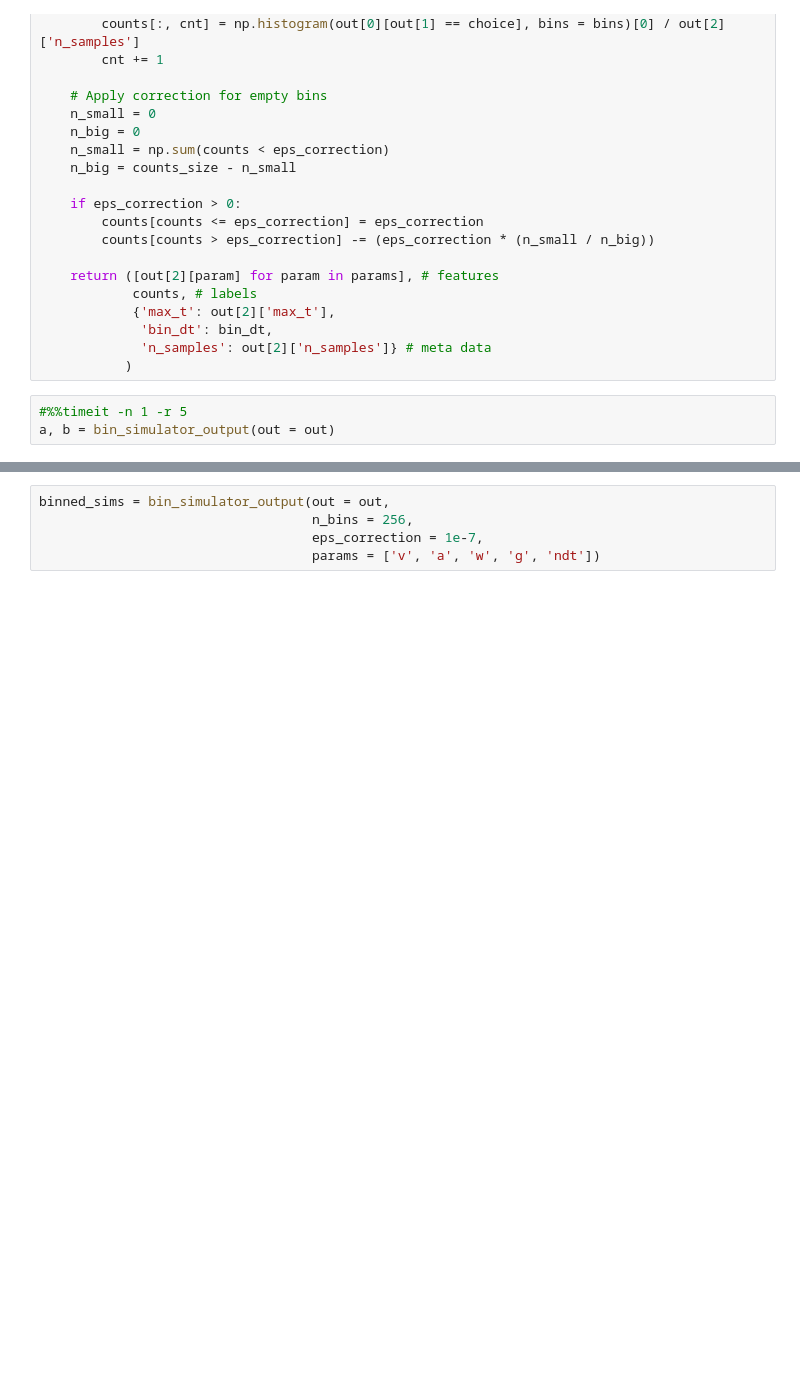
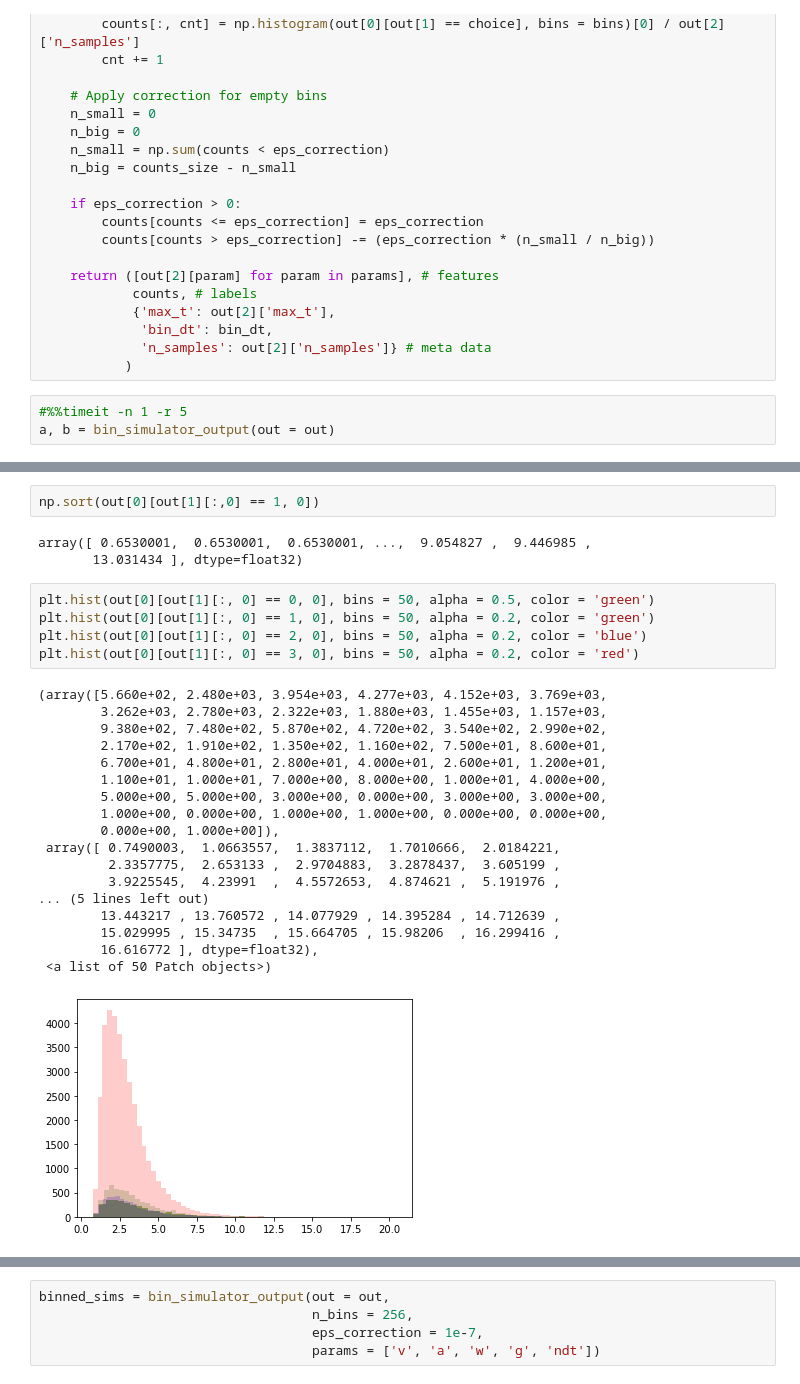
Before and after one commit to AlexanderFengler/nn_likelihoods, a Jupyter notebook: test_simulators.ipynb, the cells around one changed output, grey strips where cells are left out. Cells and saved outputs as stored; diff of their text form; blank space fills up the shorter version.

```diff
--- a/test_simulators.ipynb
+++ b/test_simulators.ipynb
@@ -93,0 +246,29 @@ out = cds.ornstein_uhlenbeck(v = 0.21,
+# %%
+np.sort(out[0][out[1][:,0] == 1, 0])
+# %% [output]
+array([ 0.6530001,  0.6530001,  0.6530001, ...,  9.054827 ,  9.446985 ,
+       13.031434 ], dtype=float32)
+# %%
+plt.hist(out[0][out[1][:, 0] == 0, 0], bins = 50, alpha = 0.5, color = 'green')
+plt.hist(out[0][out[1][:, 0] == 1, 0], bins = 50, alpha = 0.2, color = 'green')
+plt.hist(out[0][out[1][:, 0] == 2, 0], bins = 50, alpha = 0.2, color = 'blue')
+plt.hist(out[0][out[1][:, 0] == 3, 0], bins = 50, alpha = 0.2, color = 'red')
+# %% [output]
+(array([5.660e+02, 2.480e+03, 3.954e+03, 4.277e+03, 4.152e+03, 3.769e+03,
+        3.262e+03, 2.780e+03, 2.322e+03, 1.880e+03, 1.455e+03, 1.157e+03,
+        9.380e+02, 7.480e+02, 5.870e+02, 4.720e+02, 3.540e+02, 2.990e+02,
+        2.170e+02, 1.910e+02, 1.350e+02, 1.160e+02, 7.500e+01, 8.600e+01,
+        6.700e+01, 4.800e+01, 2.800e+01, 4.000e+01, 2.600e+01, 1.200e+01,
+        1.100e+01, 1.000e+01, 7.000e+00, 8.000e+00, 1.000e+01, 4.000e+00,
+        5.000e+00, 5.000e+00, 3.000e+00, 0.000e+00, 3.000e+00, 3.000e+00,
+        1.000e+00, 0.000e+00, 1.000e+00, 1.000e+00, 0.000e+00, 0.000e+00,
+        0.000e+00, 1.000e+00]),
+ array([ 0.7490003,  1.0663557,  1.3837112,  1.7010666,  2.0184221,
+         2.3357775,  2.653133 ,  2.9704883,  3.2878437,  3.605199 ,
+         3.9225545,  4.23991  ,  4.5572653,  4.874621 ,  5.191976 ,
+... (5 lines left out)
+        13.443217 , 13.760572 , 14.077929 , 14.395284 , 14.712639 ,
+        15.029995 , 15.34735  , 15.664705 , 15.98206  , 16.299416 ,
+        16.616772 ], dtype=float32),
+ <a list of 50 Patch objects>)
+[figure, added]
```
Also changed, not shown: parts of 83 cells of this notebook, 3 other files.
